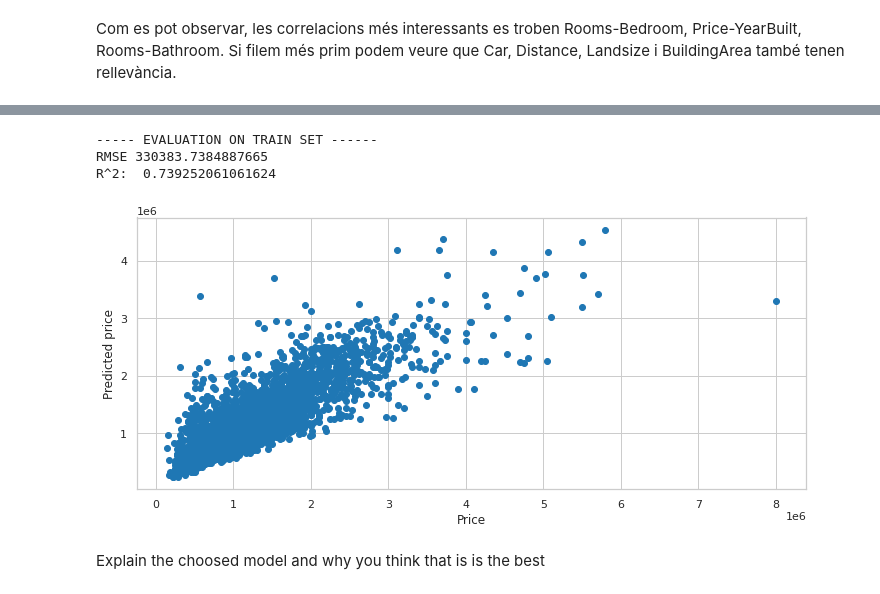
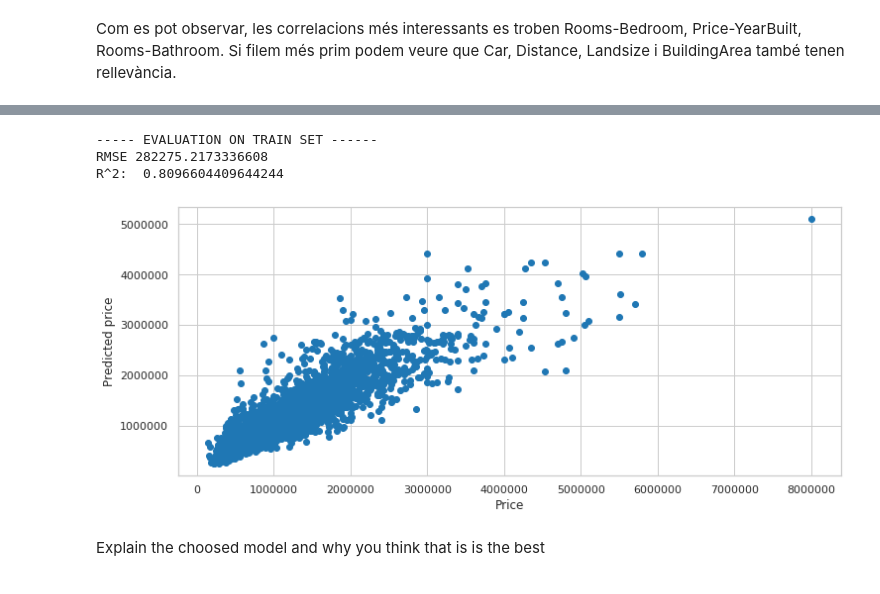
Before and after one commit to paubernabe/Aprenentatge-Automatic, a Jupyter notebook: TEOPR/Session1.ipynb, the cells around one changed output, grey strips where cells are left out. Saved outputs shown, nothing was run; the diff lists cells and outputs as text; code cells hidden in the pictures.

```diff
--- a/TEOPR/Session1.ipynb
+++ b/TEOPR/Session1.ipynb
@@ -282,0 +229,41 @@ test_set['Corr_sum'] = test_set['Rooms'] * test_set['Bedroom2'] * test_set['Bath
+# %%
+train_set['Corr_prod'] = train_set['Rooms'] * train_set['Bedroom2'] * train_set['Bathroom']
+test_set['Corr_prod'] = test_set['Rooms'] * test_set['Bedroom2'] * test_set['Bathroom']
+
+train_set['Corr_sum'] = train_set['Rooms'] + train_set['Bedroom2'] + train_set['Bathroom']
+test_set['Corr_sum'] = test_set['Rooms'] + test_set['Bedroom2'] + test_set['Bathroom']
+
+train_set['Rooms_pw'] = train_set['Rooms'] ** 2
+test_set['Rooms_pw'] = test_set['Rooms'] ** 2
+
+train_set['Rooms_sqr'] = train_set['Rooms'] ** (1/2)
+test_set['Rooms_sqr'] = test_set['Rooms'] ** (1/2)
+
+#normalitzar
+
+train_set['BuildingArea'] = train_set['BuildingArea'].fillna(train_set['BuildingArea'].mean())
+test_set['BuildingArea'] = test_set['BuildingArea'].fillna(test_set['BuildingArea'].mean())
+train_set['BuildingArea'] = (train_set['BuildingArea'] - train_set['BuildingArea'].min())/(train_set['BuildingArea'].max() - train_set['BuildingArea'].min())
+test_set['BuildingArea'] = (test_set['BuildingArea'] - test_set['BuildingArea'].min())/(test_set['BuildingArea'].max() - test_set['BuildingArea'].min())
+
+
+train_set['YearBuilt'] = train_set['YearBuilt'].fillna(train_set['YearBuilt'].mean())
+test_set['YearBuilt'] = test_set['YearBuilt'].fillna(test_set['YearBuilt'].mean())
+train_set['YearBuilt'] = (train_set['YearBuilt'] - train_set['YearBuilt'].min())/(train_set['YearBuilt'].max() - train_set['YearBuilt'].min())
+test_set['YearBuilt'] = (test_set['YearBuilt'] - test_set['YearBuilt'].min())/(test_set['YearBuilt'].max() - test_set['YearBuilt'].min())
+
+train_set['Landsize'] = (train_set['Landsize'] - train_set['Landsize'].min())/(train_set['Landsize'].max() - train_set['Landsize'].min())
+test_set['Landsize'] = (test_set['Landsize'] - test_set['Landsize'].min())/(test_set['Landsize'].max() - test_set['Landsize'].min())
+
+train_set['Distance'] = (train_set['Distance'] - train_set['Distance'].min())/(train_set['Distance'].max() - train_set['Distance'].min())
+test_set['Distance'] = (test_set['Distance'] - test_set['Distance'].min())/(test_set['Distance'].max() - test_set['Distance'].min())
+
+train_set['Car'] = (train_set['Car'] - train_set['Car'].min())/(train_set['Car'].max() - train_set['Car'].min())
+test_set['Car'] = (test_set['Car'] - test_set['Car'].min())/(test_set['Car'].max() - test_set['Car'].min())
+
+train_set['Corr_sum'] = (train_set['Corr_sum'] - train_set['Corr_sum'].min())/(train_set['Corr_sum'].max() - train_set['Corr_sum'].min())
+test_set['Corr_sum'] = (test_set['Corr_sum'] - test_set['Corr_sum'].min())/(test_set['Corr_sum'].max() - test_set['Corr_sum'].min())
+
+train_set['Rooms'] = (train_set['Rooms'] - train_set['Rooms'].min())/(train_set['Rooms'].max() - train_set['Rooms'].min())
+test_set['Rooms'] = (test_set['Rooms'] - test_set['Rooms'].min())/(test_set['Rooms'].max() - test_set['Rooms'].min())
+train_set
@@ -290,7 +316,7 @@ plt.show()
 # %%
 ## the features
 
-features = ['Rooms','Landsize', 'BuildingArea', 'YearBuilt', 'Distance', 'Bathroom', 'Bedroom2', 'Propertycount', 'Corr_sum']
+features = ['Landsize', 'BuildingArea', 'YearBuilt', 'Car', 'Distance', 'Propertycount', 'Corr_sum', 'Rooms']
 ## DEFINE YOUR FEATURES
 X = train_set[features].fillna(0)
 y = train_set[['Price']]
@@ -304,35 +330,35 @@ n_neighbors = 3 # you can modify this paramenter (ONLY THIS ONE!!!)
 model = neighbors.KNeighborsRegressor(n_neighbors=n_neighbors)
 ## fit the model
 model.fit(X, y)
 
 ## predict training set
 y_pred = model.predict(X)
 
 ## Evaluate the model and plot it
 from sklearn.metrics import mean_squared_error, r2_score
 print("----- EVALUATION ON TRAIN SET ------")
 print("RMSE",np.sqrt(mean_squared_error(y, y_pred)))
 print("R^2: ",r2_score(y, y_pred))
 
 
 plt.scatter(y, y_pred)
 plt.xlabel('Price')
 plt.ylabel('Predicted price');
 plt.show()
 
 ## predict the test set and generate the submission file
 X_test = test_set[features].fillna(0)
 y_pred = model.predict(X_test)
 
 df_output = pd.DataFrame(y_pred)
 df_output = df_output.reset_index()
 df_output.columns = ['index','Price']
 
 df_output.to_csv('output/session1/problem_submission.csv',index=False)
 # %% [output]
 ----- EVALUATION ON TRAIN SET ------
-RMSE 330383.7384887665
-R^2:  0.739252061061624
+RMSE 282275.2173336608
+R^2:  0.8096604409644244
-[figure, old version]
+[figure, new version]
 # %% [markdown]
 Explain the choosed model and why you think that is is the best
```
Also changed, not shown: parts of 9 cells of this notebook, 1 other file.
